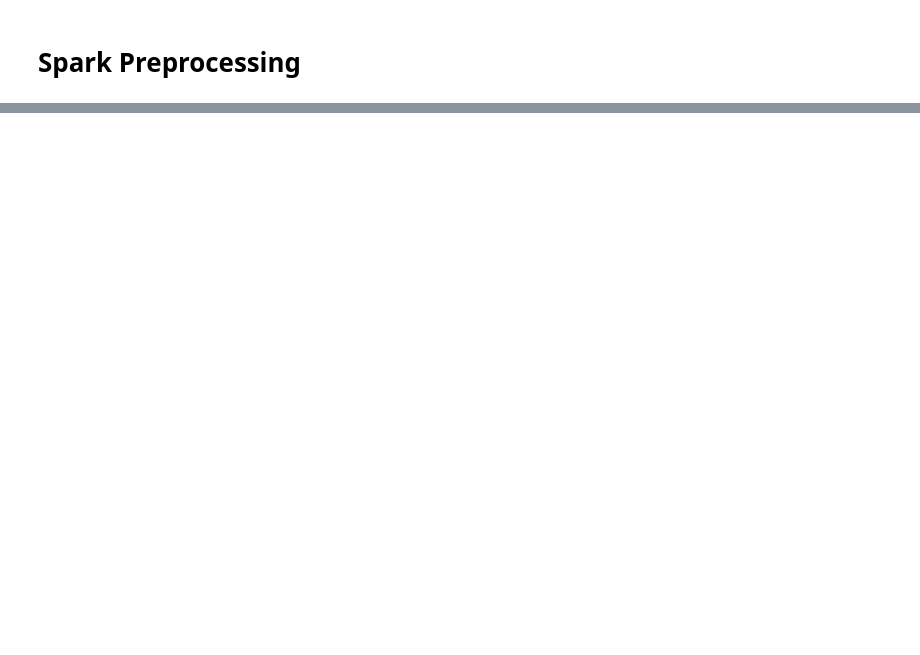
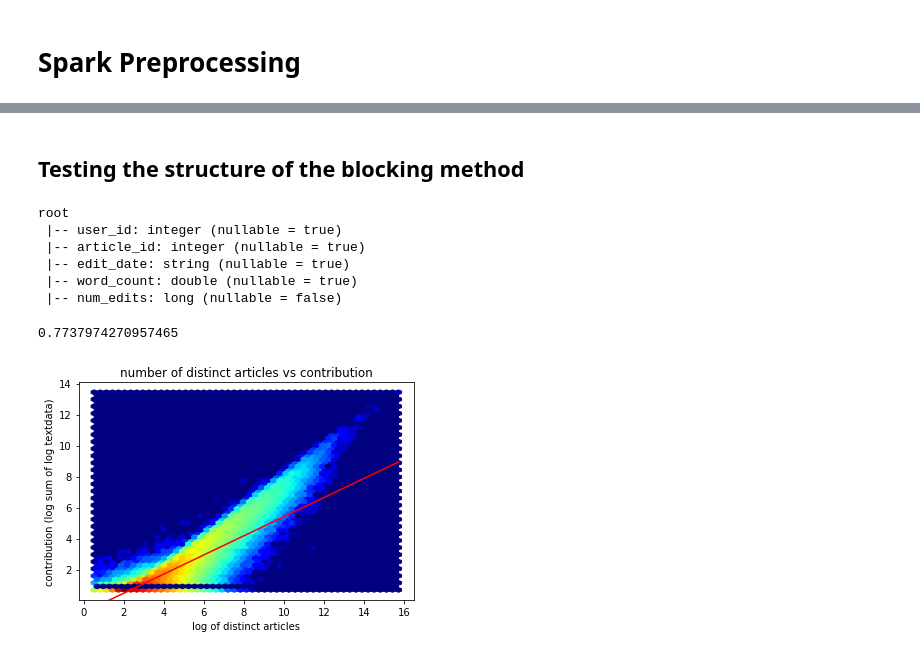
Before and after one commit to cs224w-f18-wikipedia-retention/wikipedia-retention, a Jupyter notebook: notebooks/2.1.1-acmiyaguchi-graph-blocking.ipynb, the cells around one changed output, grey strips where cells are left out. Cells and saved outputs as stored; diff of their text form; code cells hidden in the pictures; blank space fills up the shorter version.

```diff
--- a/notebooks/2.1.1-acmiyaguchi-graph-blocking.ipynb
+++ b/notebooks/2.1.1-acmiyaguchi-graph-blocking.ipynb
@@ -173,0 +213,50 @@ Driver stacktrace:
+# %% [markdown]
+## Testing the structure of the blocking method
+# %%
+spark.table("bipartite").printSchema()
+# %% [output]
+root
+ |-- user_id: integer (nullable = true)
+ |-- article_id: integer (nullable = true)
+ |-- edit_date: string (nullable = true)
+ |-- word_count: double (nullable = true)
+ |-- num_edits: long (nullable = false)
+# %%
+user_stats = spark.sql("""
+select
+    user_id,
+    approx_count_distinct(article_id) as n_articles,
+    approx_count_distinct(edit_date) as n_edits,
+    sum(word_count) as contribution
+from bipartite
+group by 1
+""")
+# %%
+data = user_stats.collect()
+# %%
+import numpy as np
+import matplotlib.pyplot as plt
+
+x, y, z = map(np.array, zip(*(
+    (r.contribution, r.n_articles, r.n_edits) for r in data
+    if r.contribution and r.n_articles and r.n_edits
+)))
+# %%
+from scipy.stats import linregress
+
+xx, yy, zz = map(np.log, [x+1, y+1, z+1])
+# %%
+m, b, r, _, _ = linregress(xx, yy)
+print(r**2)
+plt.hexbin(xx, yy, gridsize=50, bins='log', cmap='jet')
+ax = plt.gca()
+ax.set_autoscale_on(False)
+x_vals = np.linspace(1, max(xx))
+plt.plot(x_vals, x_vals*m+b, 'r')
+plt.title("number of distinct articles vs contribution")
+plt.xlabel("log of distinct articles")
+plt.ylabel("contribution (log sum of log textdata)")
+plt.show()
+# %% [output]
+0.7737974270957465
+[figure, added]
```
Also changed, not shown: parts of 38 cells of this notebook, 4 other files.
